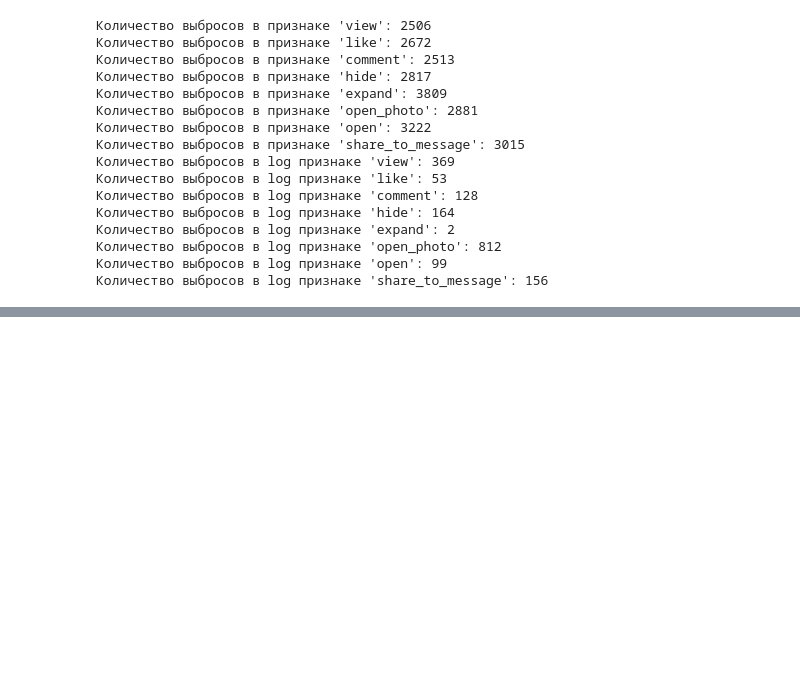
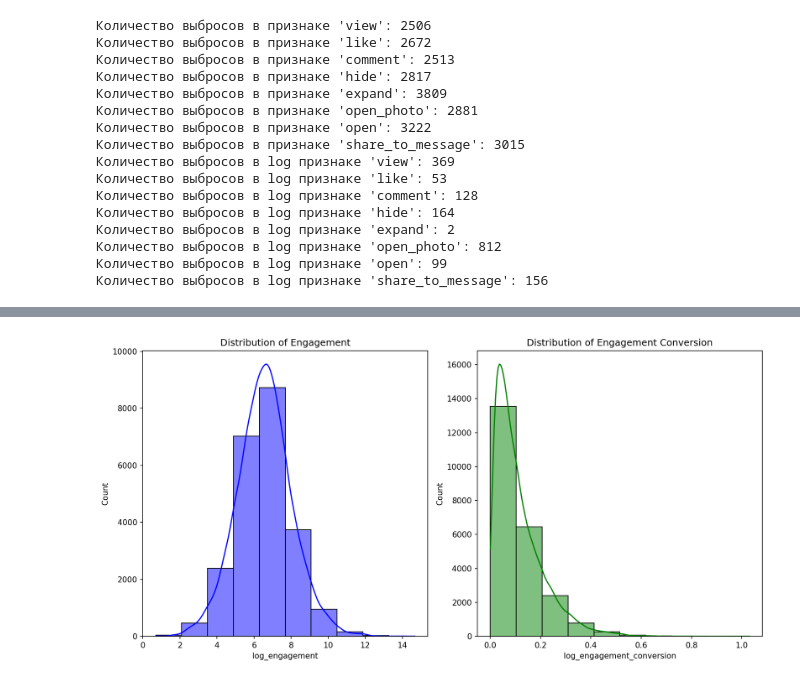
Before and after one commit to torchme/vk-lab-24, a Jupyter notebook: notebook/EDA.ipynb, the cells around one changed output, grey strips where cells are left out. Saved outputs shown, nothing was run; the diff lists cells and outputs as text; code cells hidden in the pictures; blank space fills up the shorter version.

```diff
--- a/notebook/EDA.ipynb
+++ b/notebook/EDA.ipynb
@@ -553,0 +745,21 @@ for col in integer_features:
+# %%
+data['log_engagement'] = np.log1p(data['engagement'])
+data['log_engagement_conversion'] = np.log1p(data['engagement_conversion'])
+
+
+# Рисуем график распределения engagement
+plt.figure(figsize=(12, 6))
+
+plt.subplot(1, 2, 1)
+sns.histplot(data['log_engagement'], bins=10, kde=True, color='blue')
+plt.title('Distribution of Engagement')
+
+# Рисуем график распределения engagement_conversion
+plt.subplot(1, 2, 2)
+sns.histplot(data['log_engagement_conversion'], bins=10, kde=True, color='green')
+plt.title('Distribution of Engagement Conversion')
+
+plt.tight_layout()
+plt.show()
+# %% [output]
+[figure, added]
```
Also changed, not shown: parts of 45 cells of this notebook, 11 other files.
